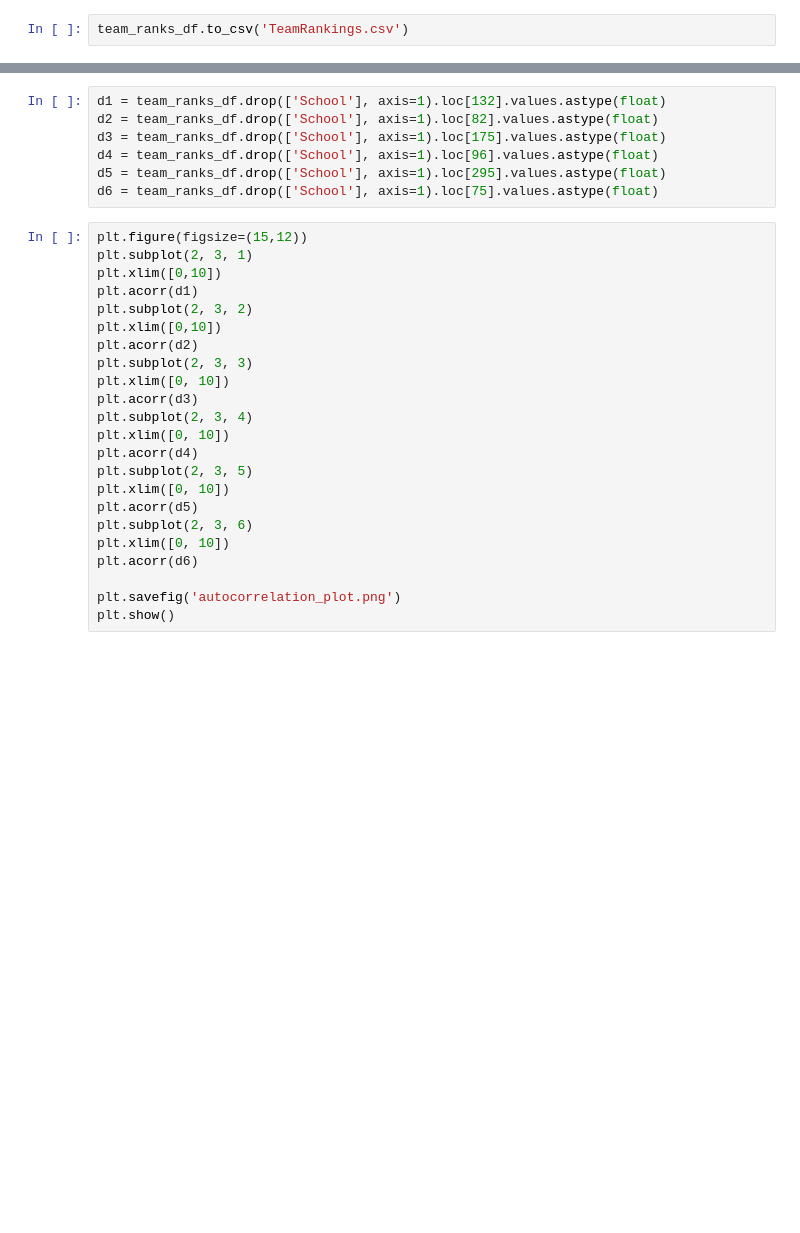
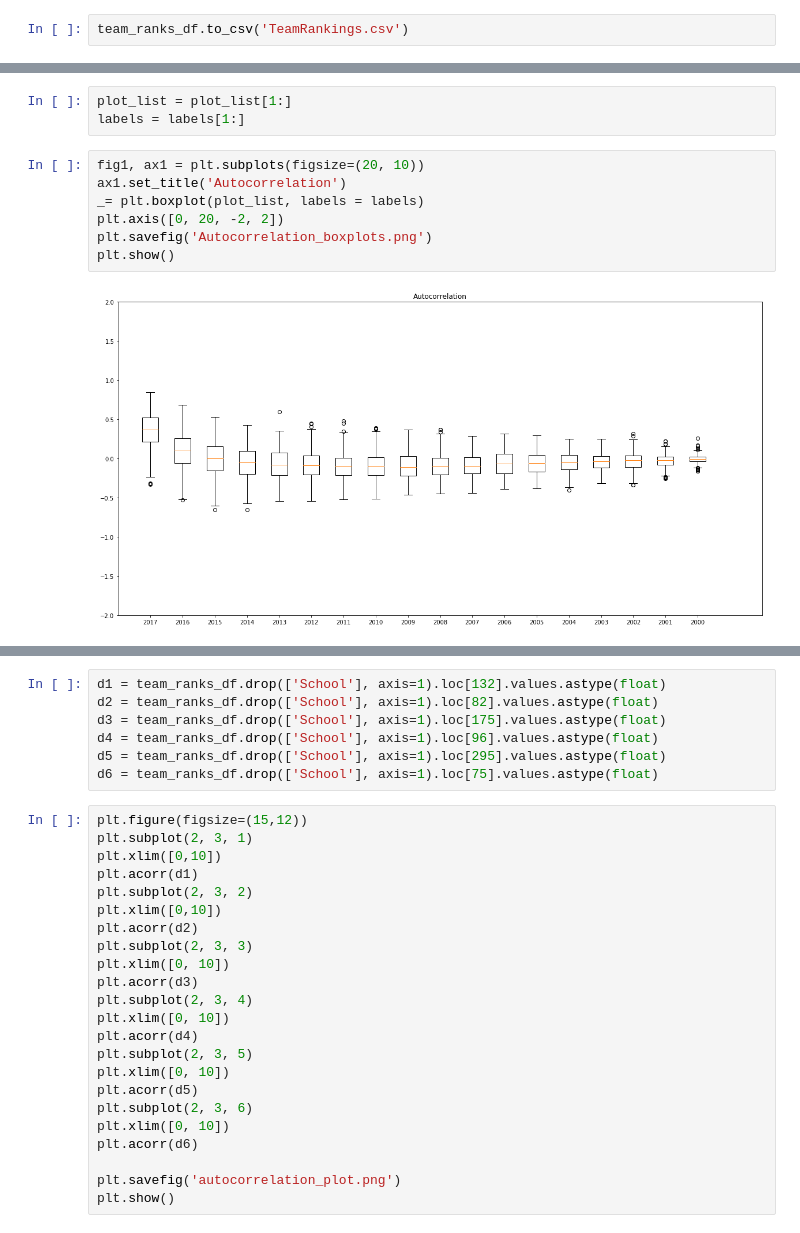
Before and after one commit to merlej/basketball-prediction, a Jupyter notebook: basketball_data_cleaning.ipynb, the cells around one changed output, grey strips where cells are left out. Cells and saved outputs as stored; diff of their text form; blank space fills up the shorter version.

Commit message:
added autocorrelation boxplots

```diff
--- a/basketball_data_cleaning.ipynb
+++ b/basketball_data_cleaning.ipynb
@@ -103,3 +115,15 @@ team_ranks_df.to_csv('TeamRankings.csv')
+# %%
+plot_list = plot_list[1:]
+labels = labels[1:]
+# %%
+fig1, ax1 = plt.subplots(figsize=(20, 10))
+ax1.set_title('Autocorrelation')
+_= plt.boxplot(plot_list, labels = labels)
+plt.axis([0, 20, -2, 2])
+plt.savefig('Autocorrelation_boxplots.png')
+plt.show()
+# %% [output]
+[figure, added]
 # %%
 rand_teams = np.random.randint(0, len(team_ranks_df.School), 6)
 rand_teams
```
Also changed, not shown: parts of 12 cells of this notebook.
